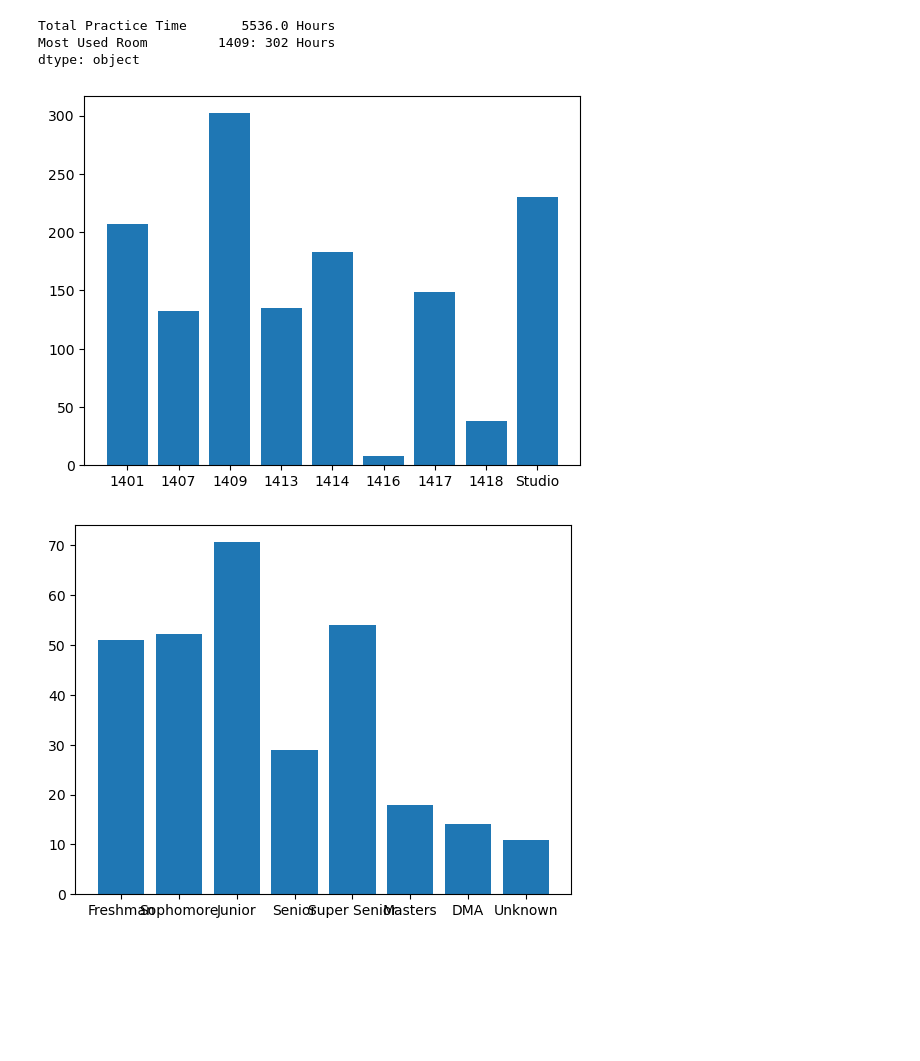
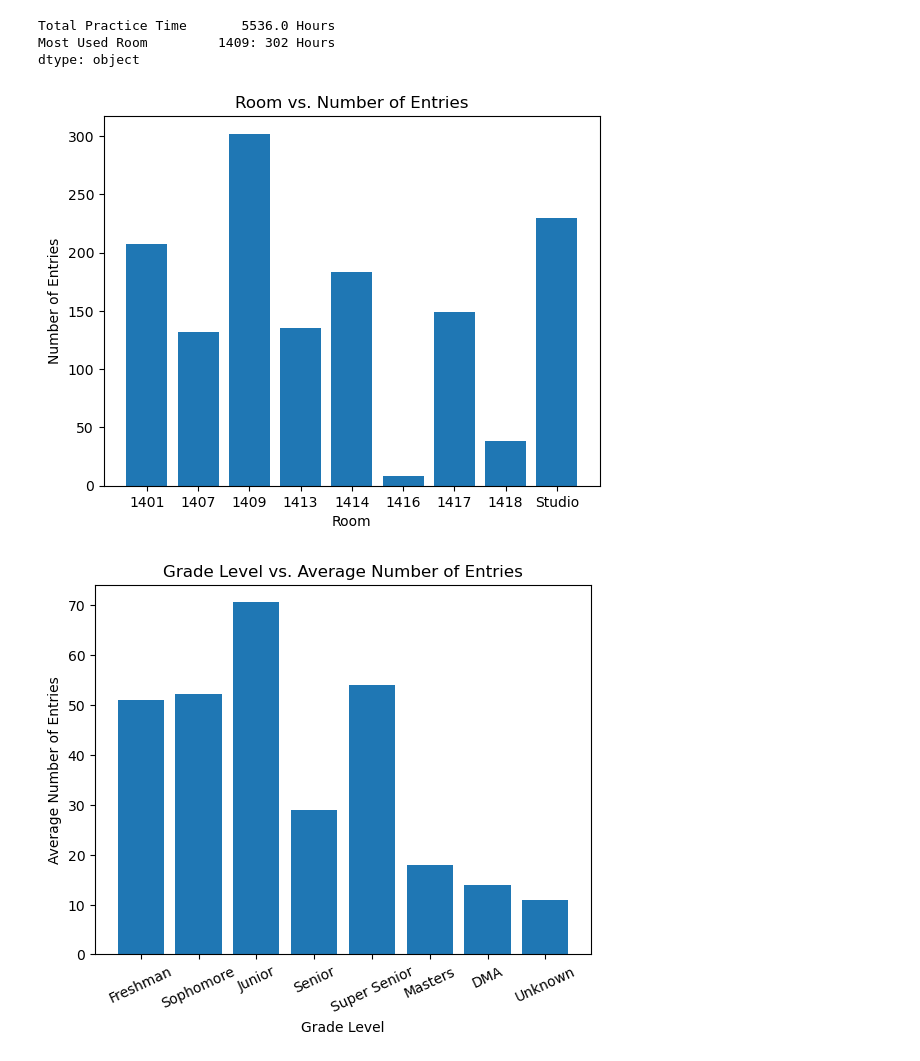
Before and after one commit to amdieter/practice-room-data, a Jupyter notebook: Practice Log.ipynb, the cells around one changed output. Drawn from its saved outputs; the diff is of its cells as text; code cells hidden in the pictures; blank space fills up the shorter version.

Commit message:
Added visualizations

```diff
--- a/Practice Log.ipynb
+++ b/Practice Log.ipynb
@@ -339,7 +340,7 @@ def summarize_all_data(dict):
 # sum_data_wk2 = summarize_single_wk_data(compiled_data_week_2)
 # sum_data_wk1
 # %%
-full_summarized_data = summarize_all_data(all_compiled_wks_data)
+all_data_summarized = summarize_all_data(all_compiled_wks_data)
 # %%
 # summarize data of dict of multiple weeks by:
 # combining
@@ -432,15 +437,15 @@ def fav(row, dict):
 
 # combine studio and other entries
 # entries_by_combined = entries_by_studio|entries_by_other
-entries_by_person = full_summarized_data['entries_by_person']
-other_entries = full_summarized_data['other_entries']
-entries_by_person_by_time = full_summarized_data['entries_by_person_by_time']
-entries_by_time = full_summarized_data['entries_by_time']
-entries_by_room = full_summarized_data['entries_by_room']
-entries_by_person_by_room = full_summarized_data['entries_by_person_by_room']
-entries_by_room_wo_lessons = full_summarized_data['entries_by_room_wo_lessons']
-entries_by_studio = full_summarized_data['entries_by_studio']
-entries_by_other = full_summarized_data['entries_by_other']
+entries_by_person = all_data_summarized['entries_by_person']
+other_entries = all_data_summarized['other_entries']
+entries_by_person_by_time = all_data_summarized['entries_by_person_by_time']
+entries_by_time = all_data_summarized['entries_by_time']
+entries_by_room = all_data_summarized['entries_by_room']
+entries_by_person_by_room = all_data_summarized['entries_by_person_by_room']
+entries_by_room_wo_lessons = all_data_summarized['entries_by_room_wo_lessons']
+entries_by_studio = all_data_summarized['entries_by_studio']
+entries_by_other = all_data_summarized['entries_by_other']
 
 # s_entries_by_combined = dict(sorted(entries_by_combined.items(), key=lambda ele: ele[0], reverse = False))
 
@@ -461,7 +466,7 @@ perc_stats.fillna({'Grade': 'Unknown', 'Entries': 0}, inplace=True)
 perc_stats['Time Practiced'] = perc_stats.apply(entries_to_time, axis=1)
 
 # Time/Day
-perc_stats['Time per Day (14)'] = perc_stats.apply(entries_to_time_p_day, axis=1)
+perc_stats['Time per Day (14)'] = perc_stats.apply(entries_to_time_p_day, args = (len(all_compiled_wks_data["1401"]),), axis=1)
 
 # Favorite Practice Timeframe
 perc_stats['Favorite Practice Timeframe'] = perc_stats.apply(fav, args = (entries_by_person_by_time,), axis=1)
@@ -549,12 +554,20 @@ dtype: object
 # %%
 # entries_by_room barplot
 plt.bar(entries_by_room.keys(), entries_by_room.values())
+plt.xlabel("Room")
+plt.ylabel("Number of Entries")
+plt.title("Room vs. Number of Entries")
 plt.show()
 # %% [output]
-[figure, old version]
+[figure, new version]
 # %%
 # entries_by_grade barplot
 plt.bar(entries_by_grade.index, entries_by_grade["avg"])
+plt.xlabel("Grade Level")
+plt.xticks(rotation = 25)
+plt.ylabel("Average Number of Entries")
+plt.title("Grade Level vs. Average Number of Entries")
+plt.savefig('grade_vs_avg.png', bbox_inches='tight')
 plt.show()
 # %% [output]
-[figure, old version]
+[figure, new version]
```
Also changed, not shown: parts of 5 cells of this notebook, 1 other file.
